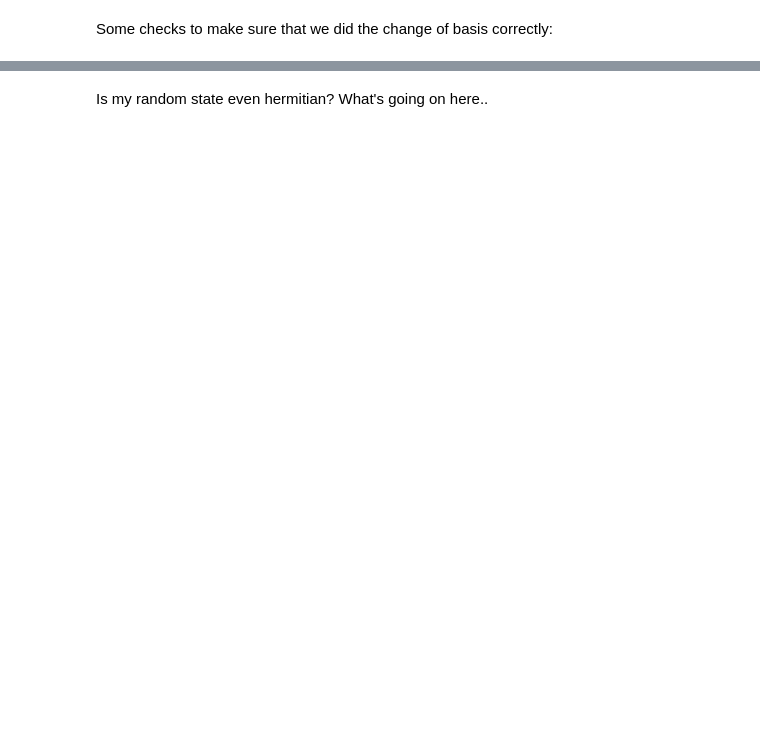
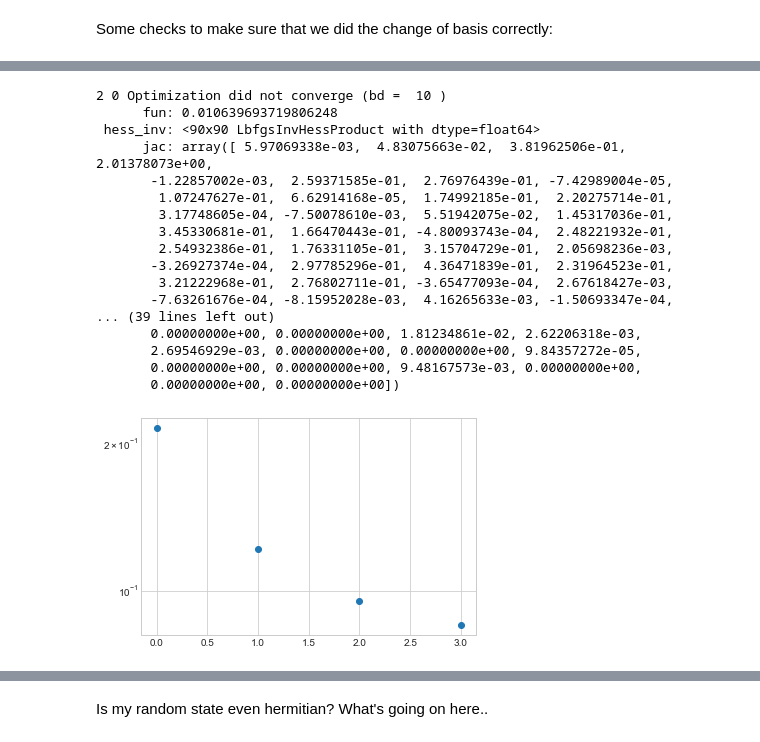
Before and after one commit to harmalkar/mpo, a Jupyter notebook: optimization.ipynb, the cells around one changed output, grey strips where cells are left out. Saved outputs shown, nothing was run; the diff lists cells and outputs as text; code cells hidden in the pictures; blank space fills up the shorter version.

Commit message:
add special state tests

```diff
--- a/optimization.ipynb
+++ b/optimization.ipynb
@@ -106,8 +28,8 @@ I should expect to see the following dimensions of my matrices and local tensor
 # %%
 d = 3
 n = 2
-rho = random_mixed_state(n,d)
-m_rho = state_to_mpo(rho,n,d,verbose=True)
+rho = rand.random_mixed_state(n,d)
+m_rho = mpo.state_to_mpo(rho,n,d,verbose=True)
 # %% [output]
 0 Initial T:                             (9, 9)
 1 (9, 9) (9, 9)         -> (1, 9, 9)     (81, 1)         9
@@ -308,0 +90,20 @@ def wigner(state, n, d):
+# %%
+# Convert a state to a MPO in the phase space basis
+# state - density matrix of state
+# n - sites
+# d - onsite hilbert space dimension
+def state_to_wigner_mpo(state, n, d):
+    W, _, _ = wigner.wigner_fct(state, n, d)
+
+    # Convert the Wigner function to a MPO (no need to rearrange indices, just use tensor_to_mpo)
+    w_mpo = mpo.tensor_to_mpo(W, n, d)
+
+    # This *should* result in real-valued matrices...
+    if np.amax([np.amax(np.abs(np.imag(w_mpo[j]))) for j in range(n)]) > 1e-14:
+        print("Error! SVDs of real matrices should produce real values")
+        return w_mpo
+
+    # .. So we should cast to real values
+    for i in range(n):
+        w_mpo[i] = w_mpo[i].astype(np.float64)
+    return w_mpo
@@ -308,0 +224,30 @@ def wigner(state, n, d):
+# %%
+%matplotlib inline
+import matplotlib.pyplot as plt
+plt.style.use('seaborn-whitegrid')
+# %%
+# Compute the true distance between the state and the space of positive Wigner operators
+_, _, true_dist = wigner.wigner_fct(rho, n, d)
+np.random.seed(0)
+opt_data = optimize(wm_rho, true_dist, n, d)
+plt.plot(opt_data, 'o')
+plt.yscale('log')
+# %% [output]
+2 0 Optimization did not converge (bd =  10 )
+      fun: 0.010639693719806248
+ hess_inv: <90x90 LbfgsInvHessProduct with dtype=float64>
+      jac: array([ 5.97069338e-03,  4.83075663e-02,  3.81962506e-01,  2.01378073e+00,
+       -1.22857002e-03,  2.59371585e-01,  2.76976439e-01, -7.42989004e-05,
+        1.07247627e-01,  6.62914168e-05,  1.74992185e-01,  2.20275714e-01,
+        3.17748605e-04, -7.50078610e-03,  5.51942075e-02,  1.45317036e-01,
+        3.45330681e-01,  1.66470443e-01, -4.80093743e-04,  2.48221932e-01,
+        2.54932386e-01,  1.76331105e-01,  3.15704729e-01,  2.05698236e-03,
+       -3.26927374e-04,  2.97785296e-01,  4.36471839e-01,  2.31964523e-01,
+        3.21222968e-01,  2.76802711e-01, -3.65477093e-04,  2.67618427e-03,
+       -7.63261676e-04, -8.15952028e-03,  4.16265633e-03, -1.50693347e-04,
+... (39 lines left out)
+       0.00000000e+00, 0.00000000e+00, 1.81234861e-02, 2.62206318e-03,
+       2.69546929e-03, 0.00000000e+00, 0.00000000e+00, 9.84357272e-05,
+       0.00000000e+00, 0.00000000e+00, 9.48167573e-03, 0.00000000e+00,
+       0.00000000e+00, 0.00000000e+00])
+[figure, added]
```
Also changed, not shown: parts of 59 cells of this notebook, 1 other file.
